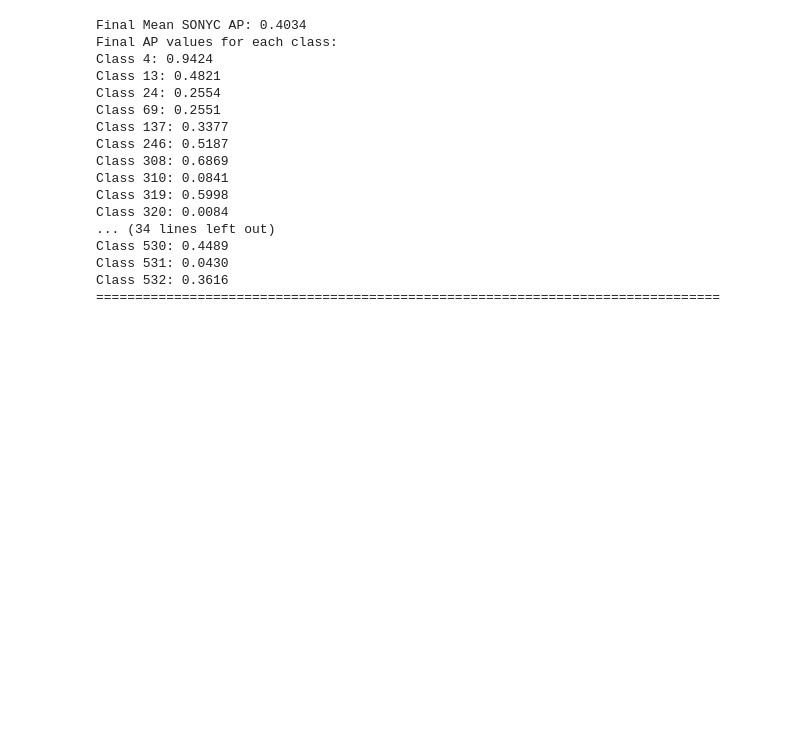
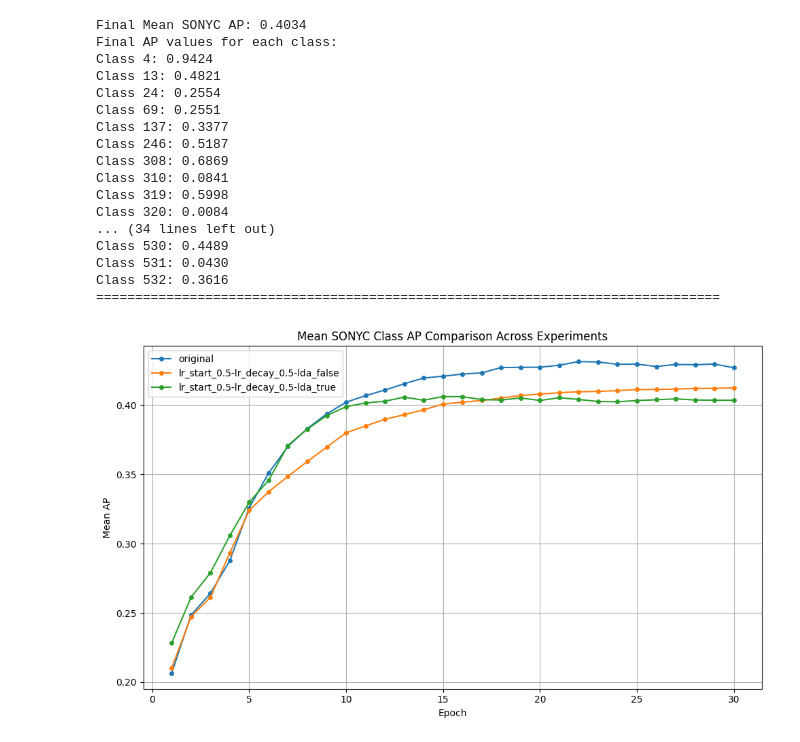
Before and after one commit to chat-prompt/whisper-at, a Jupyter notebook: notebook/training_stat_viewer.ipynb, the cells around one changed output. Saved outputs shown, nothing was run; the diff lists cells and outputs as text; code cells hidden in the pictures; blank space fills up the shorter version.

Commit message:
Update training_stat_viewer notebook to correct execution counts and improve mean AP calculation
- Adjusted execution counts for code cells to reflect the correct order of execution.
- Modified the mean Average Precision (AP) calculation to include only valid AP values from the statistics.
- Added output visualization for the mean AP curve in the notebook.

```diff
--- a/notebook/training_stat_viewer.ipynb
+++ b/notebook/training_stat_viewer.ipynb
@@ -278,8 +278,7 @@ def plot_multiple_experiments(exp_dirs, exp_names):
             with open(stats_file, 'rb') as f:
                 stats = pickle.load(f)
 
-            # Calculate mean AP for SONYC classes (527 onwards)
-            epoch_aps = [stat['AP'] for stat in stats[527:]]
+            epoch_aps = [stat['AP'] for stat in stats if stat['AP']]
             mean_aps.append(np.mean(epoch_aps))
 
         # Plot mean AP curve for this experiment
@@ -295,17 +294,19 @@ def plot_multiple_experiments(exp_dirs, exp_names):
 # %%
 exp_base_dir = '/home/taemyung_heo/workspace/github/whisper-at/src/whisper_at_train/exp'
 
 # 모든 실험 디렉토리 목록 가져오기
 exp_dirs = sorted(glob.glob(f'{exp_base_dir}/sonyc-ft-*'),
                  key=lambda x: Path(x).name)
 
 # 디렉토리 이름만 추출
 exp_dir_names = [Path(d).name for d in exp_dirs]
 
 exp_names = [
     "original",
     "lr_start_0.5-lr_decay_0.5-lda_false",
     "lr_start_0.5-lr_decay_0.5-lda_true",
 ]
 
-plot_multiple_experiments
+plot_multiple_experiments(exp_dirs, exp_names)
+# %% [output]
+[figure, added]
```
